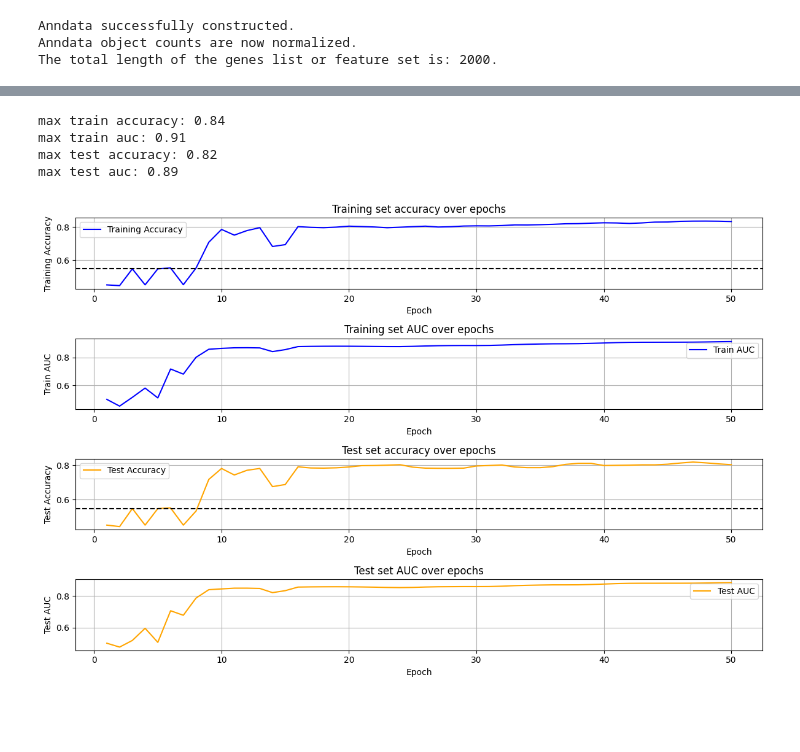
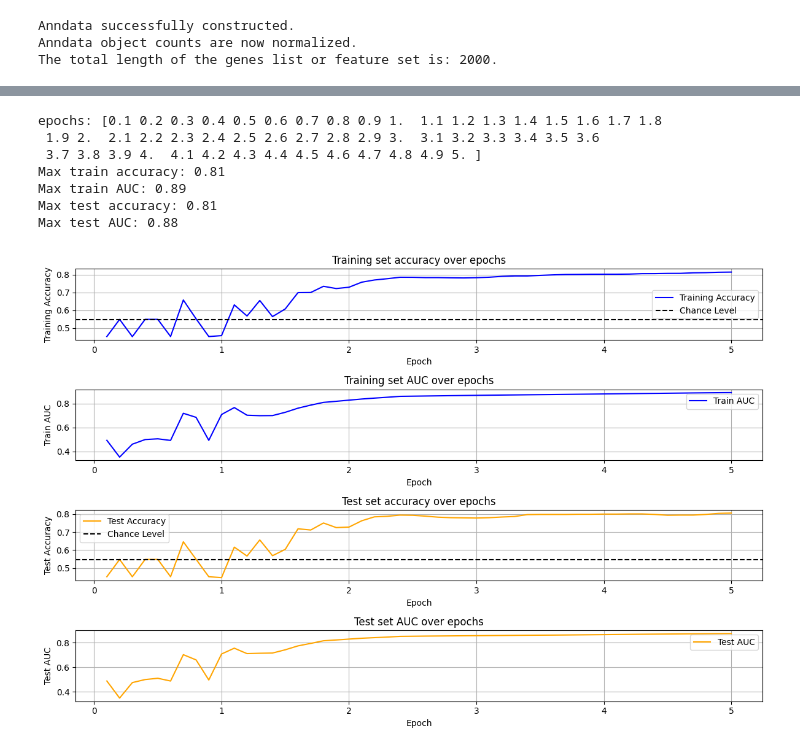
Before and after one commit to dottipr/PAGEpy, a Jupyter notebook: example_notebooks/single_cell_walkthrough.ipynb, the cells around one changed output, grey strips where cells are left out. Drawn from its saved outputs; the diff is of its cells as text; code cells hidden in the pictures; blank space fills up the shorter version.

Commit message:
refactor plot functions

```diff
--- a/example_notebooks/single_cell_walkthrough.ipynb
+++ b/example_notebooks/single_cell_walkthrough.ipynb
@@ -51,8 +51,10 @@ genes_path = "feature_set.pkl"
 with open(genes_path, "rb") as f:
     current_genes = pickle.load(f)
 # %%
-# train the model; TO DO: modify PredAnnModel to only create the model and not train it
-old_model = PredAnnModel(
+# train the model;
+# TODO: modify PredAnnModel to only create the model and not train it
+# TODO: create a class DataFold (or something similar) to manage the dataset
+initial_model = PredAnnModel(
     current_data, current_genes,
     # num_epochs=500,
     n_epochs=50,
@@ -67,12 +69,18 @@ Epoch 40, Avg Outcome Loss: 0.3917, Train AUC: 0.9076, Train Accuracy: 0.8246, T
-# %%
-# evaluate the model
-PAGEpy_plot.evaluate_model(old_model, current_data)
-# %% [output]
-max train accuracy: 0.84
-max train auc: 0.91
-max test accuracy: 0.82
-max test auc: 0.89
-[figure, removed]
+# %%
+plot_functions.plot_model_history(
+    model=initial_model,
+    data=current_data,
+    report_frequency=2,
+    save_path=None)
+# %% [output]
+epochs: [0.1 0.2 0.3 0.4 0.5 0.6 0.7 0.8 0.9 1.  1.1 1.2 1.3 1.4 1.5 1.6 1.7 1.8
+ 1.9 2.  2.1 2.2 2.3 2.4 2.5 2.6 2.7 2.8 2.9 3.  3.1 3.2 3.3 3.4 3.5 3.6
+ 3.7 3.8 3.9 4.  4.1 4.2 4.3 4.4 4.5 4.6 4.7 4.8 4.9 5. ]
+Max train accuracy: 0.81
+Max train AUC: 0.89
+Max test accuracy: 0.81
+Max test AUC: 0.88
+[figure, added]
 # %%
 # the pso algorithm can be use to optimze the solution
 best_solution, best_fitness = pso.run_binary_pso(
```
Also changed, not shown: parts of 7 cells of this notebook, 3 other files.
